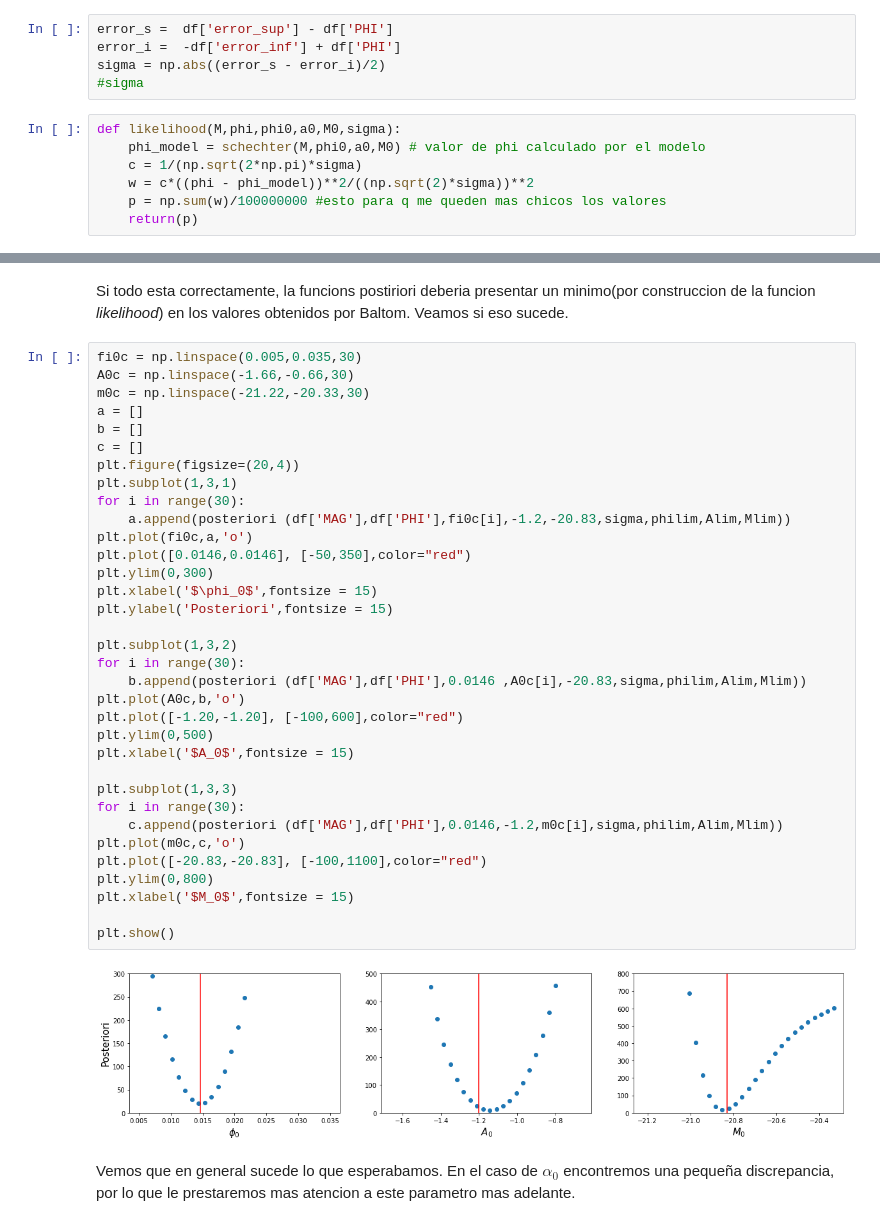
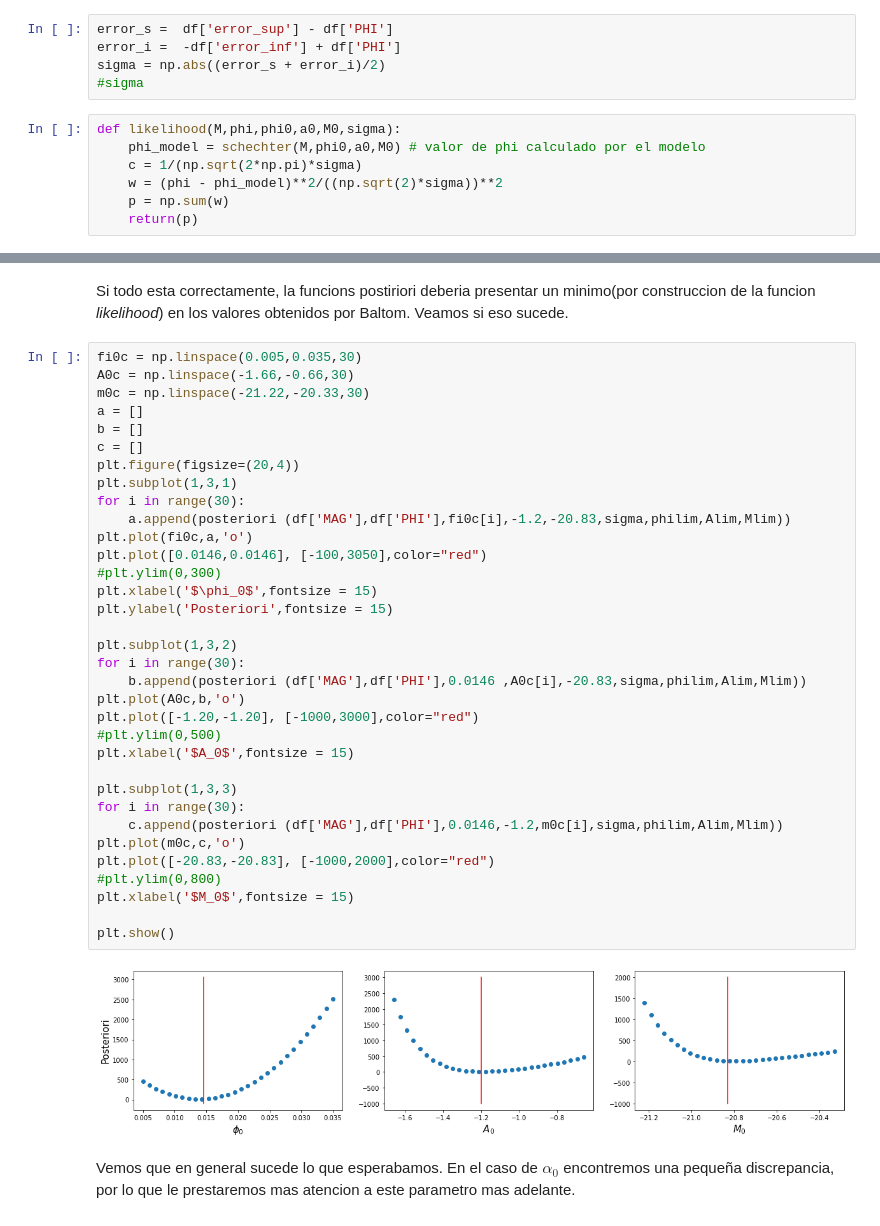
Before and after one commit to MarcosAJB00/Astrometria, a Jupyter notebook: Guia4/Practico 4.ipynb, the cells around one changed output, grey strips where cells are left out. Drawn from its saved outputs; the diff is of its cells as text.

```diff
--- a/Guia4/Practico 4.ipynb
+++ b/Guia4/Practico 4.ipynb
@@ -90,14 +90,14 @@ Antes, definimos los errores de los tados, ya que vamos a suponer que los mismos
 # %%
 error_s =  df['error_sup'] - df['PHI']
 error_i =  -df['error_inf'] + df['PHI']
-sigma = np.abs((error_s - error_i)/2)
+sigma = np.abs((error_s + error_i)/2)
 #sigma
 # %%
 def likelihood(M,phi,phi0,a0,M0,sigma):
     phi_model = schechter(M,phi0,a0,M0) # valor de phi calculado por el modelo
     c = 1/(np.sqrt(2*np.pi)*sigma)
-    w = c*((phi - phi_model))**2/((np.sqrt(2)*sigma))**2
-    p = np.sum(w)/100000000 #esto para q me queden mas chicos los valores
+    w = (phi - phi_model)**2/((np.sqrt(2)*sigma))**2
+    p = np.sum(w)
     return(p)
 # %%
 def priors(phi0,a0,m0,philim,Alim,Mlim):
@@ -177,39 +177,39 @@ Si todo esta correctamente, la funcions postiriori deberia presentar un minimo(p
 # %%
 fi0c = np.linspace(0.005,0.035,30)
 A0c = np.linspace(-1.66,-0.66,30)
 m0c = np.linspace(-21.22,-20.33,30)
 a = []
 b = []
 c = []
 plt.figure(figsize=(20,4))
 plt.subplot(1,3,1)
 for i in range(30):
     a.append(posteriori (df['MAG'],df['PHI'],fi0c[i],-1.2,-20.83,sigma,philim,Alim,Mlim))
 plt.plot(fi0c,a,'o')
-plt.plot([0.0146,0.0146], [-50,350],color="red")
-plt.ylim(0,300)
+plt.plot([0.0146,0.0146], [-100,3050],color="red")
+#plt.ylim(0,300)
 plt.xlabel('$\phi_0$',fontsize = 15)
 plt.ylabel('Posteriori',fontsize = 15)
 
 plt.subplot(1,3,2)
 for i in range(30):
     b.append(posteriori (df['MAG'],df['PHI'],0.0146 ,A0c[i],-20.83,sigma,philim,Alim,Mlim))
 plt.plot(A0c,b,'o')
-plt.plot([-1.20,-1.20], [-100,600],color="red")
-plt.ylim(0,500)
+plt.plot([-1.20,-1.20], [-1000,3000],color="red")
+#plt.ylim(0,500)
 plt.xlabel('$A_0$',fontsize = 15)
 
 plt.subplot(1,3,3)
 for i in range(30):
     c.append(posteriori (df['MAG'],df['PHI'],0.0146,-1.2,m0c[i],sigma,philim,Alim,Mlim))
 plt.plot(m0c,c,'o')
-plt.plot([-20.83,-20.83], [-100,1100],color="red")
-plt.ylim(0,800)
+plt.plot([-20.83,-20.83], [-1000,2000],color="red")
+#plt.ylim(0,800)
 plt.xlabel('$M_0$',fontsize = 15)
 
 plt.show()
 # %% [output]
-[figure, old version]
+[figure, new version]
 # %% [markdown]
 Vemos que en general sucede lo que esperabamos. En el caso de $ \alpha_0 $ encontremos una pequeña discrepancia, por lo que le prestaremos mas atencion a este parametro mas adelante.
 # %% [markdown]
```
Also changed, not shown: parts of 10 cells of this notebook.
